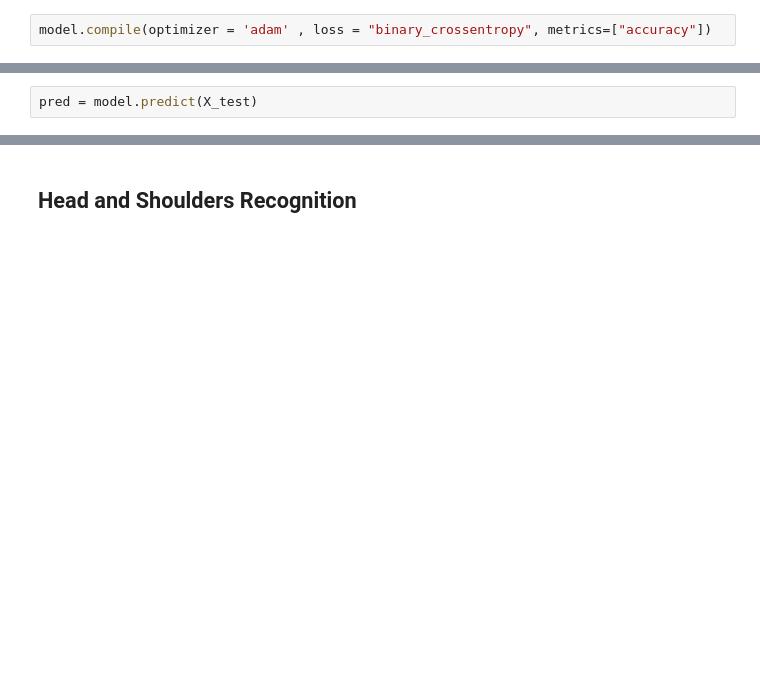
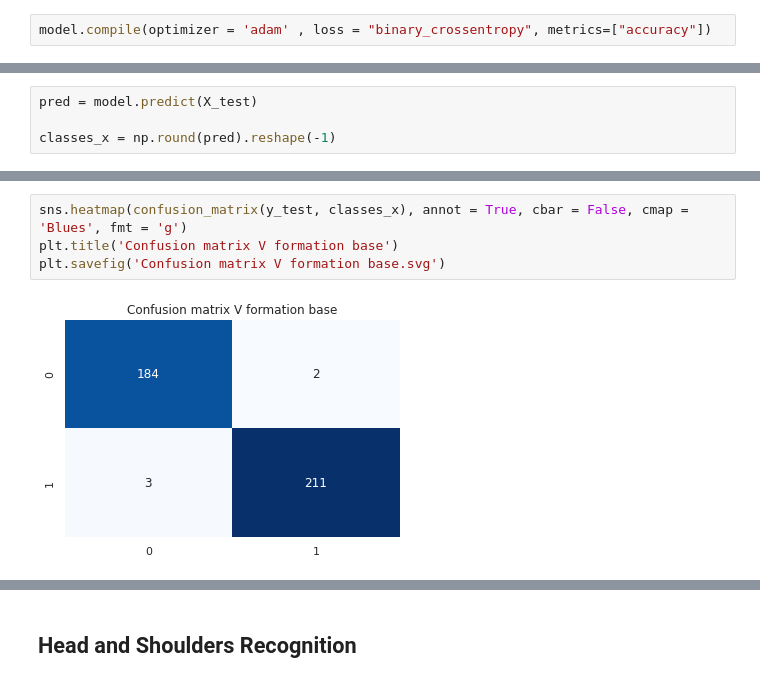
Before and after one commit to BCzyzewski/MastersThesis, a Jupyter notebook: CNN_version.ipynb, the cells around one changed output, grey strips where cells are left out. Saved outputs shown, nothing was run; the diff lists cells and outputs as text; blank space fills up the shorter version.

```diff
--- a/CNN_version.ipynb
+++ b/CNN_version.ipynb
@@ -60,2 +125,4 @@ KeyboardInterrupt: ignored
 # %%
 pred = model.predict(X_test)
+
+classes_x = np.round(pred).reshape(-1)
@@ -65,0 +134,6 @@ accuracy_score(pred > 0.5, y_test)
+# %%
+sns.heatmap(confusion_matrix(y_test, classes_x), annot = True, cbar = False, cmap = 'Blues', fmt = 'g')
+plt.title('Confusion matrix V formation base')
+plt.savefig('Confusion matrix V formation base.svg')
+# %% [output]
+[figure, added]
```
Also changed, not shown: parts of 26 cells of this notebook.
